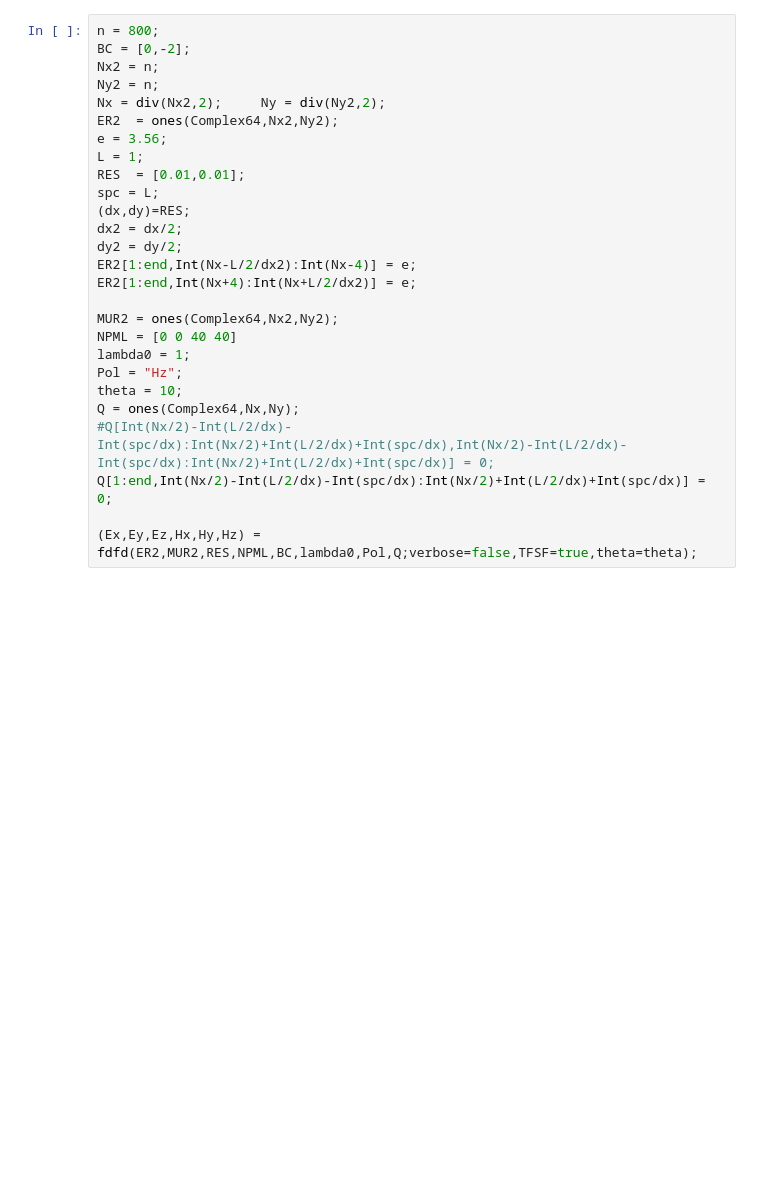
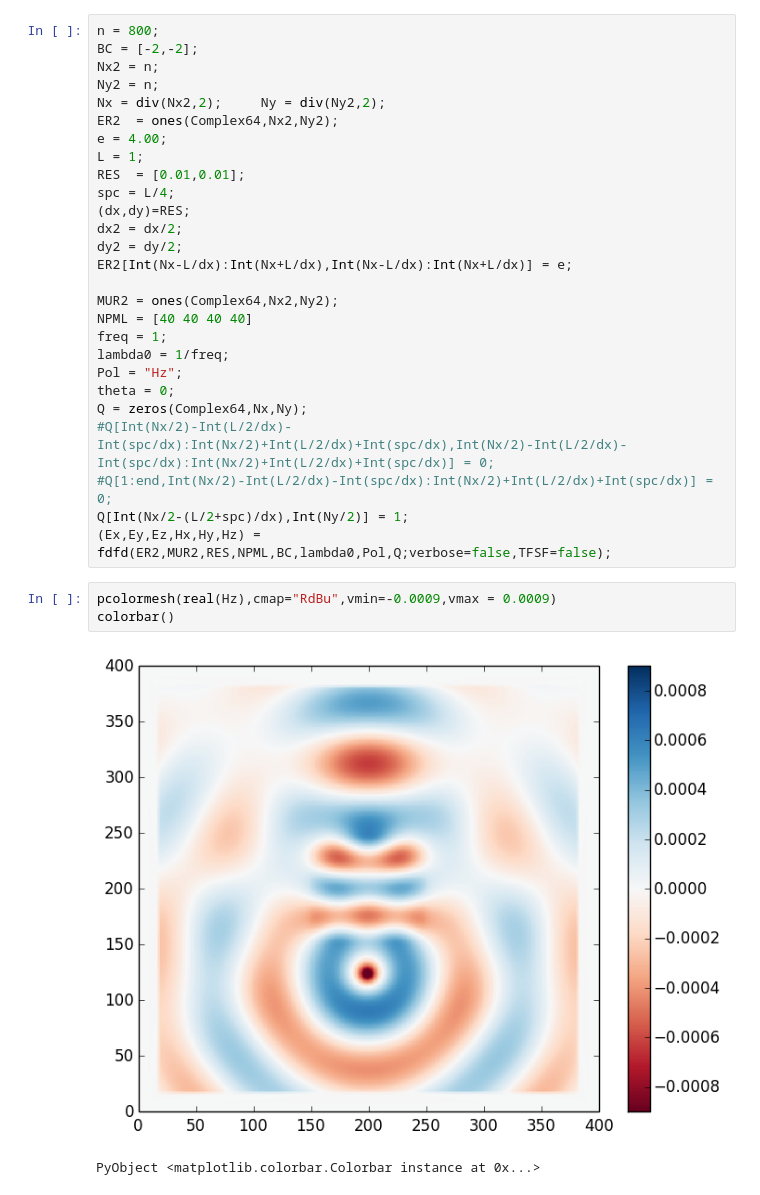
Before and after one commit to twhughes/Faraday-FDFD, a Jupyter notebook: SimpleCalc.ipynb, the cells around one changed output. Saved outputs shown, nothing was run; the diff lists cells and outputs as text; blank space fills up the shorter version.

```diff
--- a/SimpleCalc.ipynb
+++ b/SimpleCalc.ipynb
@@ -6,29 +7,35 @@ include("./src/yeeder.jl");
 include("./src/fdfd.jl");
 # %%
 n = 800;
-BC = [0,-2];
+BC = [-2,-2];
 Nx2 = n;
 Ny2 = n;
 Nx = div(Nx2,2);     Ny = div(Ny2,2);
 ER2  = ones(Complex64,Nx2,Ny2);
-e = 3.56;
+e = 4.00;
 L = 1;
 RES  = [0.01,0.01];
-spc = L;
+spc = L/4;
 (dx,dy)=RES;
 dx2 = dx/2;
 dy2 = dy/2;
-ER2[1:end,Int(Nx-L/2/dx2):Int(Nx-4)] = e;
-ER2[1:end,Int(Nx+4):Int(Nx+L/2/dx2)] = e;
+ER2[Int(Nx-L/dx):Int(Nx+L/dx),Int(Nx-L/dx):Int(Nx+L/dx)] = e;
 
 MUR2 = ones(Complex64,Nx2,Ny2);
-NPML = [0 0 40 40]
-lambda0 = 1;
+NPML = [40 40 40 40]
+freq = 1;
+lambda0 = 1/freq;
 Pol = "Hz";
-theta = 10;
-Q = ones(Complex64,Nx,Ny);
+theta = 0;
+Q = zeros(Complex64,Nx,Ny);
 #Q[Int(Nx/2)-Int(L/2/dx)-Int(spc/dx):Int(Nx/2)+Int(L/2/dx)+Int(spc/dx),Int(Nx/2)-Int(L/2/dx)-Int(spc/dx):Int(Nx/2)+Int(L/2/dx)+Int(spc/dx)] = 0;
-Q[1:end,Int(Nx/2)-Int(L/2/dx)-Int(spc/dx):Int(Nx/2)+Int(L/2/dx)+Int(spc/dx)] = 0;
-
-(Ex,Ey,Ez,Hx,Hy,Hz) = fdfd(ER2,MUR2,RES,NPML,BC,lambda0,Pol,Q;verbose=false,TFSF=true,theta=theta);
+#Q[1:end,Int(Nx/2)-Int(L/2/dx)-Int(spc/dx):Int(Nx/2)+Int(L/2/dx)+Int(spc/dx)] = 0;
+Q[Int(Nx/2-(L/2+spc)/dx),Int(Ny/2)] = 1;
+(Ex,Ey,Ez,Hx,Hy,Hz) = fdfd(ER2,MUR2,RES,NPML,BC,lambda0,Pol,Q;verbose=false,TFSF=false);
+# %%
+pcolormesh(real(Hz),cmap="RdBu",vmin=-0.0009,vmax = 0.0009)
+colorbar()
+# %% [output]
+[figure, added]
+PyObject <matplotlib.colorbar.Colorbar instance at 0x...>
 # %%
```
Also changed, not shown: parts of 5 cells of this notebook, 13 other files.
